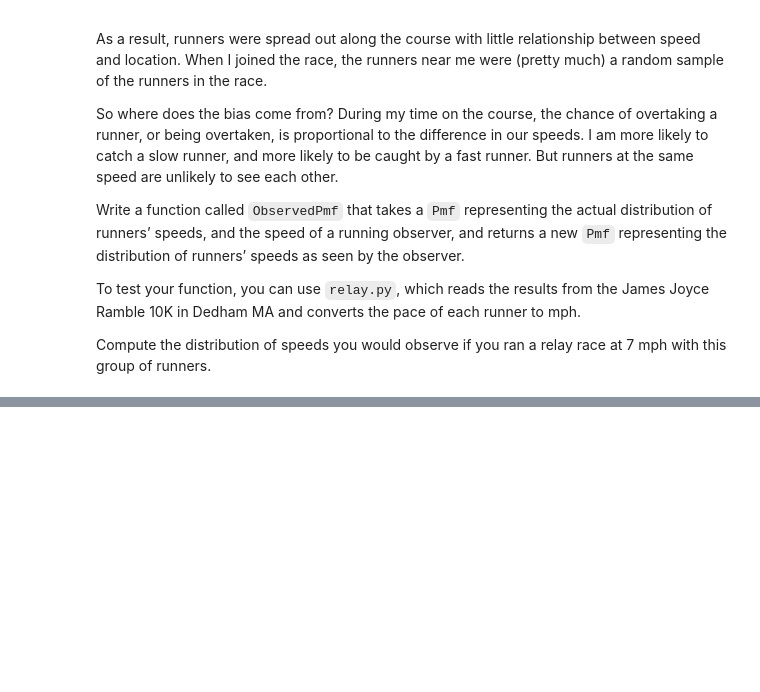
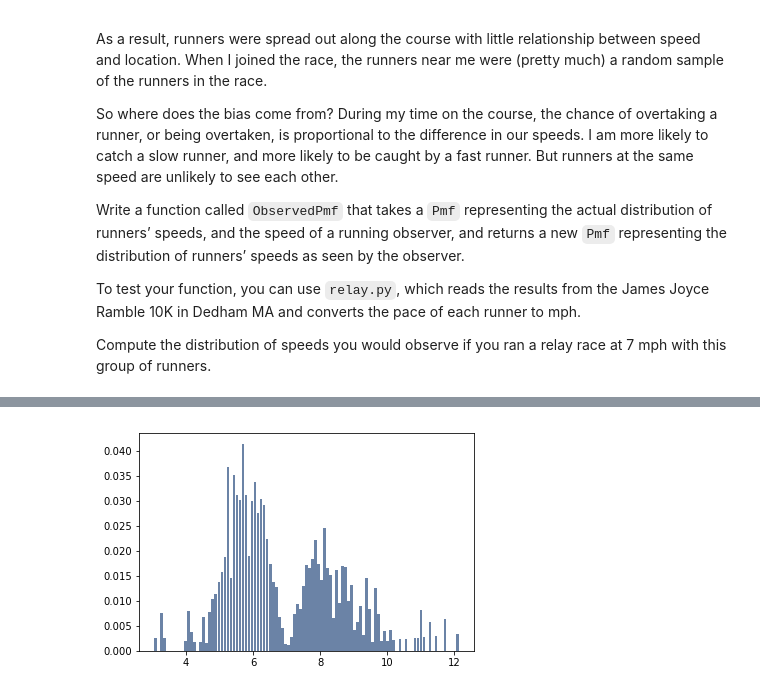
Before and after one commit to smorton2/think-stats, a Jupyter notebook: code/chap03ex.ipynb, the cells around one changed output, grey strips where cells are left out. Cells and saved outputs as stored; diff of their text form; code cells hidden in the pictures; blank space fills up the shorter version.

```diff
--- a/code/chap03ex.ipynb
+++ b/code/chap03ex.ipynb
@@ -418,0 +471,13 @@ thinkplot.Config(xlabel='Speed (mph)', ylabel='PMF')
+# %%
+def ObservedPmf(pmf, speed, label):
+    observed_pmf = pmf.Copy(label=label)
+    for value in observed_pmf.Values():
+        diff = abs(speed - value)
+        observed_pmf[value] *= diff
+    observed_pmf.Normalize()
+    return observed_pmf
+# %%
+observed = ObservedPmf(pmf, 7, 'observed speeds')
+thinkplot.Hist(observed)
+# %% [output]
+[figure, added]
```
Also changed, not shown: parts of 30 cells of this notebook.
